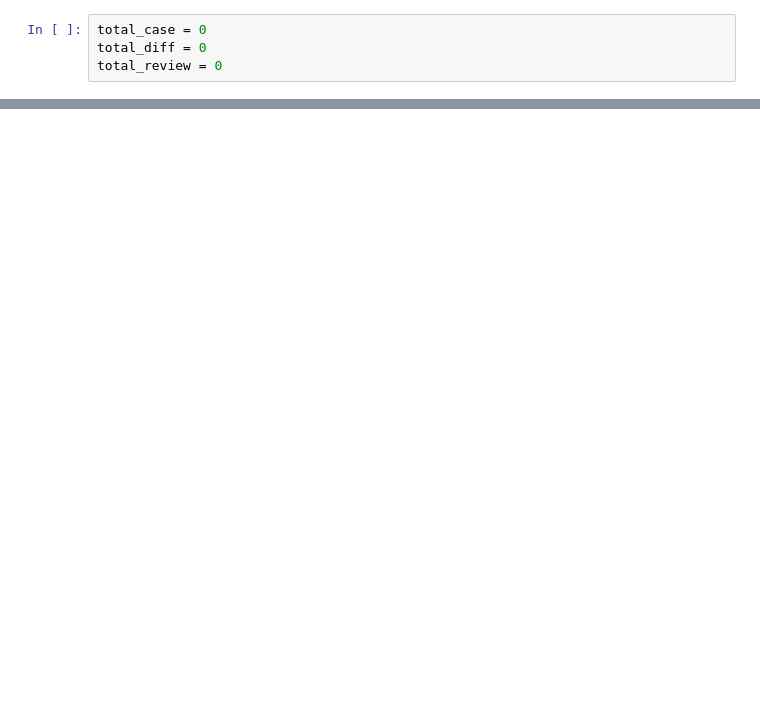
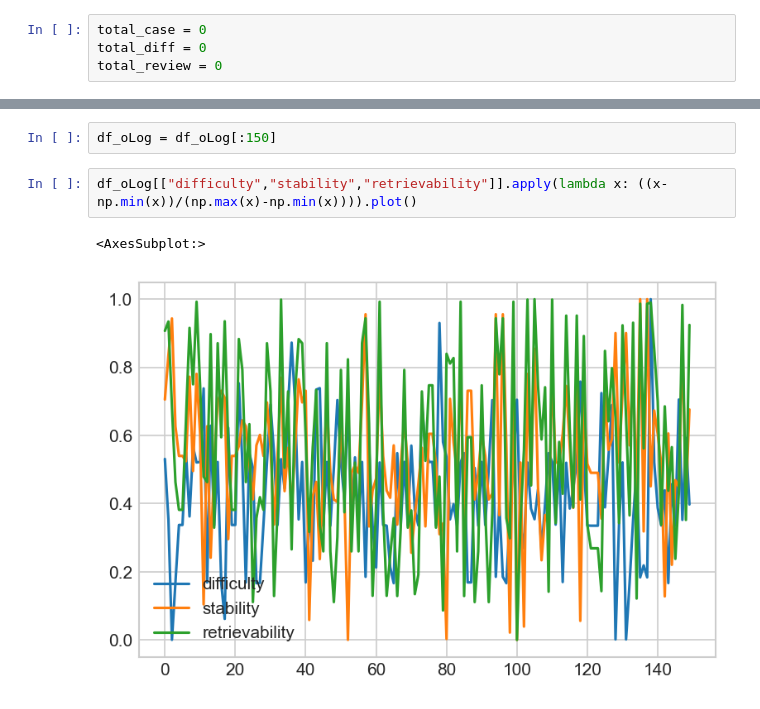
Before and after one commit to AFutureD/free-spaced-repetition-scheduler, a Jupyter notebook: FSRS_notebook.ipynb, the cells around one changed output, grey strips where cells are left out. Drawn from its saved outputs; the diff is of its cells as text; blank space fills up the shorter version.

```diff
--- a/FSRS_notebook.ipynb
+++ b/FSRS_notebook.ipynb
@@ -234,0 +297,7 @@ plt.show()
+# %%
+df_oLog = df_oLog[:150]
+# %%
+df_oLog[["difficulty","stability","retrievability"]].apply(lambda x: ((x-np.min(x))/(np.max(x)-np.min(x)))).plot()
+# %% [output]
+<AxesSubplot:>
+[figure, added]
```
Also changed, not shown: parts of 15 cells of this notebook, 1 other file.
